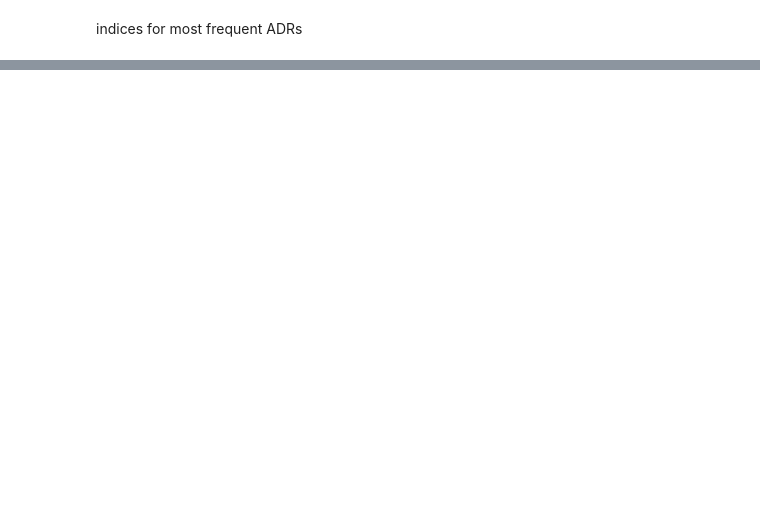
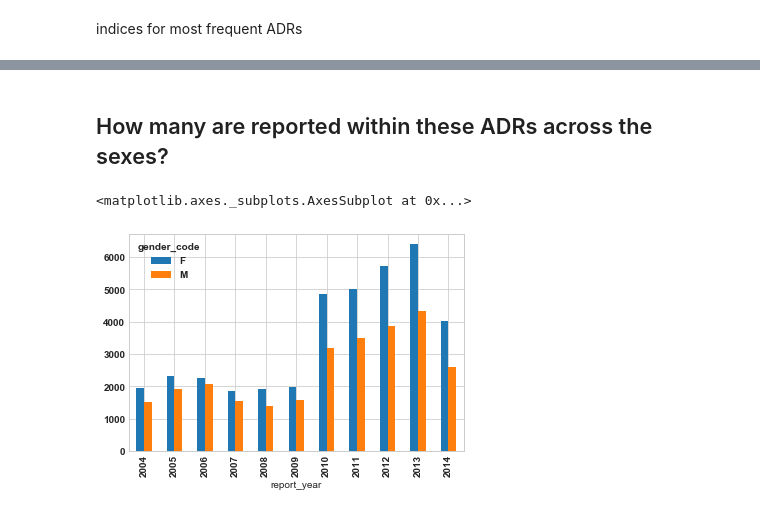
Before and after one commit to NCBI-Hackathons/SafeDrugs, a Jupyter notebook: sandbox/feature_drugs_and_outcomes.ipynb, the cells around one changed output, grey strips where cells are left out. Cells and saved outputs as stored; diff of their text form; code cells hidden in the pictures; blank space fills up the shorter version.

```diff
--- a/sandbox/feature_drugs_and_outcomes.ipynb
+++ b/sandbox/feature_drugs_and_outcomes.ipynb
@@ -47,0 +77,23 @@ grpd = data.groupby([d.label,out])
+# %% [markdown]
+## How many are reported within these ADRs across the sexes?
+# %%
+#plot variables for filtering/wrangling
+bars = 'gender_code'
+x = 'report_year'
+count = 'id'
+ry = None
+
+#want to filter dataset for M/F gender and if report year was clicked or selected
+if ry is None:
+    dat = clean_gender(sub2)
+else:
+    dat = clean_gender(sub2).query('report_year==@ry')
+
+#main
+sub = dat[[bars,x,count]]
+plot_sub = sub.groupby([bars,x]).count().reset_index(level=bars).pivot(columns=bars)
+plot_sub.columns = plot_sub.columns.droplevel(level=0)
+plot_sub.plot.bar()
+# %% [output]
+<matplotlib.axes._subplots.AxesSubplot at 0x...>
+[figure, added]
```
Also changed, not shown: parts of 21 cells of this notebook, 1 other file.
